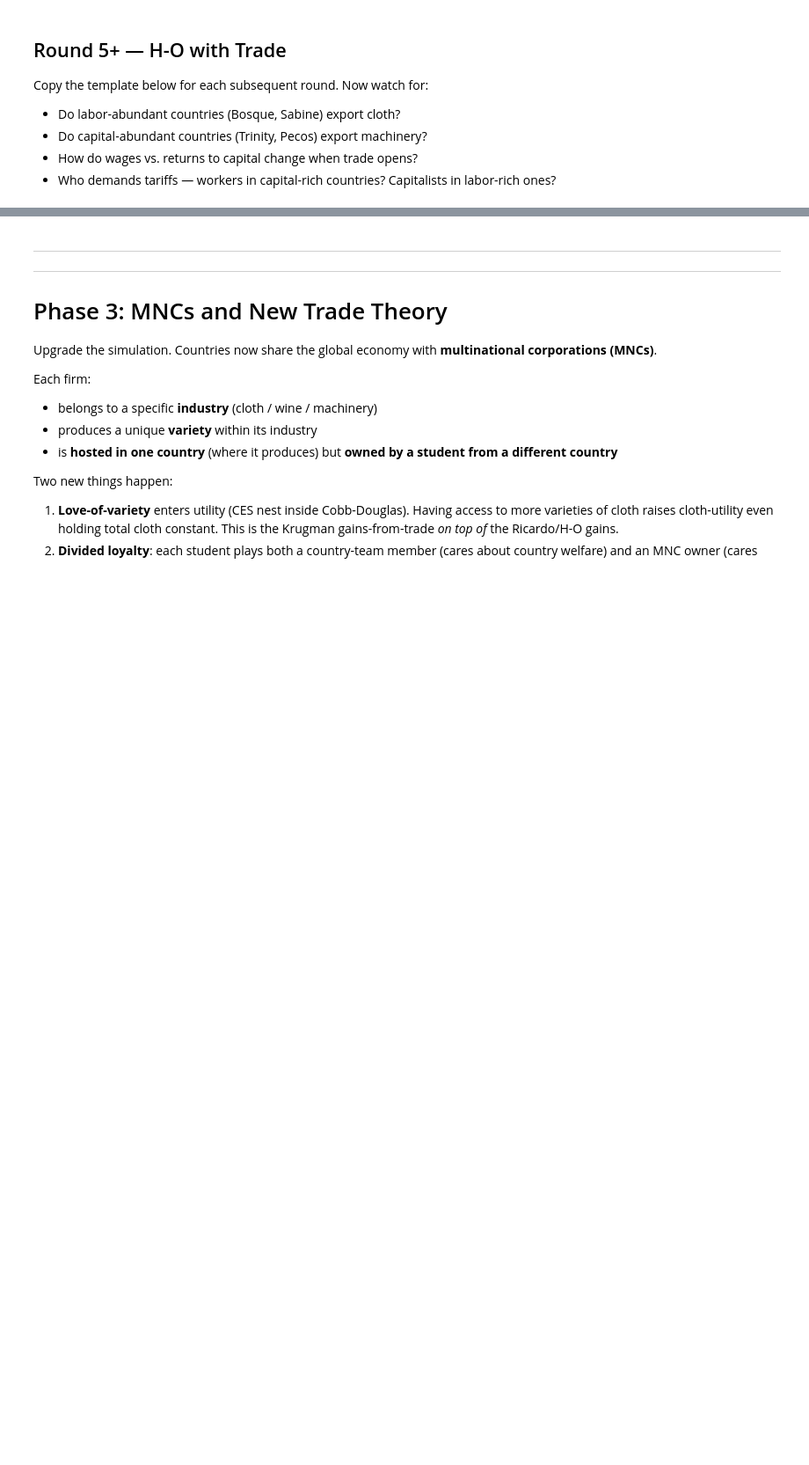
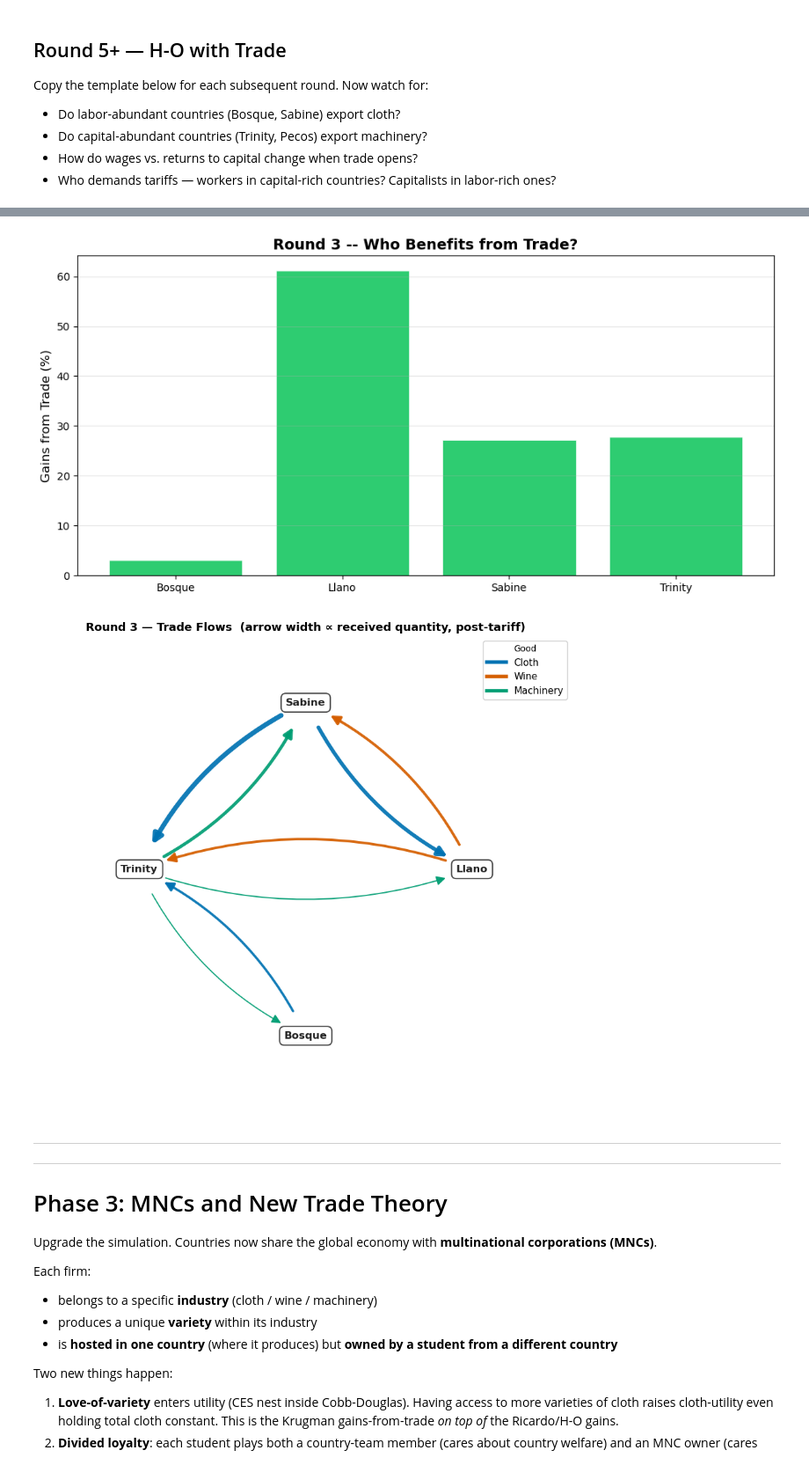
Before and after one commit to joshuaalley/ipe-simulation, a Jupyter notebook: simulation.ipynb, the cells around one changed output, grey strips where cells are left out. Shown at 88% size. Drawn from its saved outputs; the diff is of its cells as text; code cells hidden in the pictures; blank space fills up the shorter version.

```diff
--- a/simulation.ipynb
+++ b/simulation.ipynb
@@ -376,3 +406,10 @@ sim.plot_trade_network()
+# %%
+# round 6 results
+sim.plot_gains_from_trade()
+sim.plot_trade_network()
+# %% [output]
+[figure, added]
+[figure, added]
 # %% [markdown]
 ---
 ---
```
Also changed, not shown: parts of 10 cells of this notebook, 24 other files.
